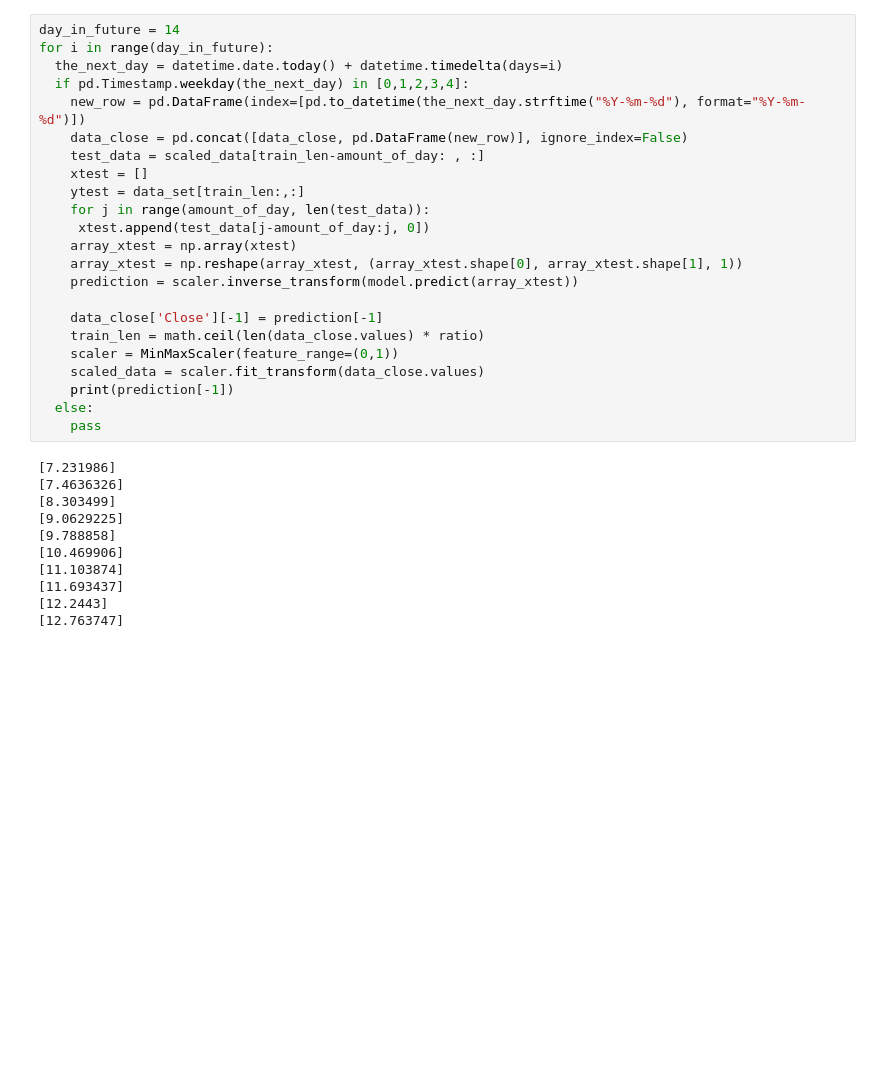
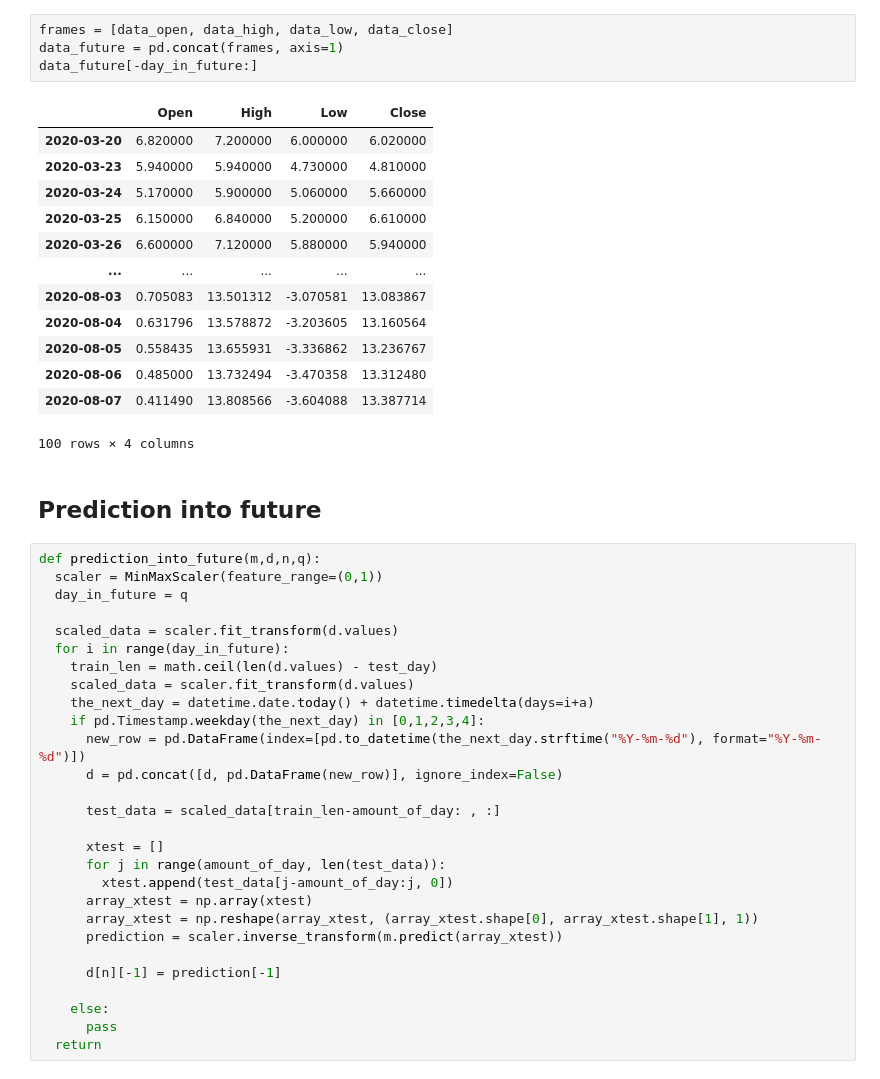
Before and after one commit to uegn/Yatogami7618, a Jupyter notebook: Stock_LSTM_future_time.ipynb, the cells around one changed output. Saved outputs shown, nothing was run; the diff lists cells and outputs as text; blank space fills up the shorter version.

```diff
--- a/Stock_LSTM_future_time.ipynb
+++ b/Stock_LSTM_future_time.ipynb
@@ -66,34 +270,48 @@ Epoch 1/1
+# %%
+frames = [data_open, data_high, data_low, data_close]
+data_future = pd.concat(frames, axis=1)
+data_future[-day_in_future:]
+# %% [output]
+|  | Open | High | Low | Close |
+| 2020-03-20 | 6.820000 | 7.200000 | 6.000000 | 6.020000 |
+| 2020-03-23 | 5.940000 | 5.940000 | 4.730000 | 4.810000 |
+| 2020-03-24 | 5.170000 | 5.900000 | 5.060000 | 5.660000 |
+| 2020-03-25 | 6.150000 | 6.840000 | 5.200000 | 6.610000 |
+| 2020-03-26 | 6.600000 | 7.120000 | 5.880000 | 5.940000 |
+| ... | ... | ... | ... | ... |
+| 2020-08-03 | 0.705083 | 13.501312 | -3.070581 | 13.083867 |
+| 2020-08-04 | 0.631796 | 13.578872 | -3.203605 | 13.160564 |
+| 2020-08-05 | 0.558435 | 13.655931 | -3.336862 | 13.236767 |
+| 2020-08-06 | 0.485000 | 13.732494 | -3.470358 | 13.312480 |
+| 2020-08-07 | 0.411490 | 13.808566 | -3.604088 | 13.387714 |
+100 rows × 4 columns
+# %% [markdown]
+## Prediction into future
 # %%
-day_in_future = 14
-for i in range(day_in_future):
-  the_next_day = datetime.date.today() + datetime.timedelta(days=i)
-  if pd.Timestamp.weekday(the_next_day) in [0,1,2,3,4]:
-    new_row = pd.DataFrame(index=[pd.to_datetime(the_next_day.strftime("%Y-%m-%d"), format="%Y-%m-%d")])
-    data_close = pd.concat([data_close, pd.DataFrame(new_row)], ignore_index=False)
-    test_data = scaled_data[train_len-amount_of_day: , :]
-    xtest = []
-    ytest = data_set[train_len:,:]
-    for j in range(amount_of_day, len(test_data)):
-     xtest.append(test_data[j-amount_of_day:j, 0])
-    array_xtest = np.array(xtest)
-    array_xtest = np.reshape(array_xtest, (array_xtest.shape[0], array_xtest.shape[1], 1))
-    prediction = scaler.inverse_transform(model.predict(array_xtest))
+def prediction_into_future(m,d,n,q):
+  scaler = MinMaxScaler(feature_range=(0,1))
+  day_in_future = q
 
-    data_close['Close'][-1] = prediction[-1]
-    train_len = math.ceil(len(data_close.values) * ratio)
-    scaler = MinMaxScaler(feature_range=(0,1))
-    scaled_data = scaler.fit_transform(data_close.values)
-    print(prediction[-1])
-  else:
-    pass
+  scaled_data = scaler.fit_transform(d.values)
+  for i in range(day_in_future):
+    train_len = math.ceil(len(d.values) - test_day)
+    scaled_data = scaler.fit_transform(d.values)
+    the_next_day = datetime.date.today() + datetime.timedelta(days=i+a)
+    if pd.Timestamp.weekday(the_next_day) in [0,1,2,3,4]:
+      new_row = pd.DataFrame(index=[pd.to_datetime(the_next_day.strftime("%Y-%m-%d"), format="%Y-%m-%d")])
+      d = pd.concat([d, pd.DataFrame(new_row)], ignore_index=False)
+
+      test_data = scaled_data[train_len-amount_of_day: , :]
+
+      xtest = []
+      for j in range(amount_of_day, len(test_data)):
+        xtest.append(test_data[j-amount_of_day:j, 0])
+      array_xtest = np.array(xtest)
+      array_xtest = np.reshape(array_xtest, (array_xtest.shape[0], array_xtest.shape[1], 1))
+      prediction = scaler.inverse_transform(m.predict(array_xtest))
+
+      d[n][-1] = prediction[-1]
+
+    else:
+      pass
+  return
-# %% [output]
-[7.231986]
-[7.4636326]
-[8.303499]
-[9.0629225]
-[9.788858]
-[10.469906]
-[11.103874]
-[11.693437]
-[12.2443]
-[12.763747]
```
Also changed, not shown: parts of 21 cells of this notebook.
